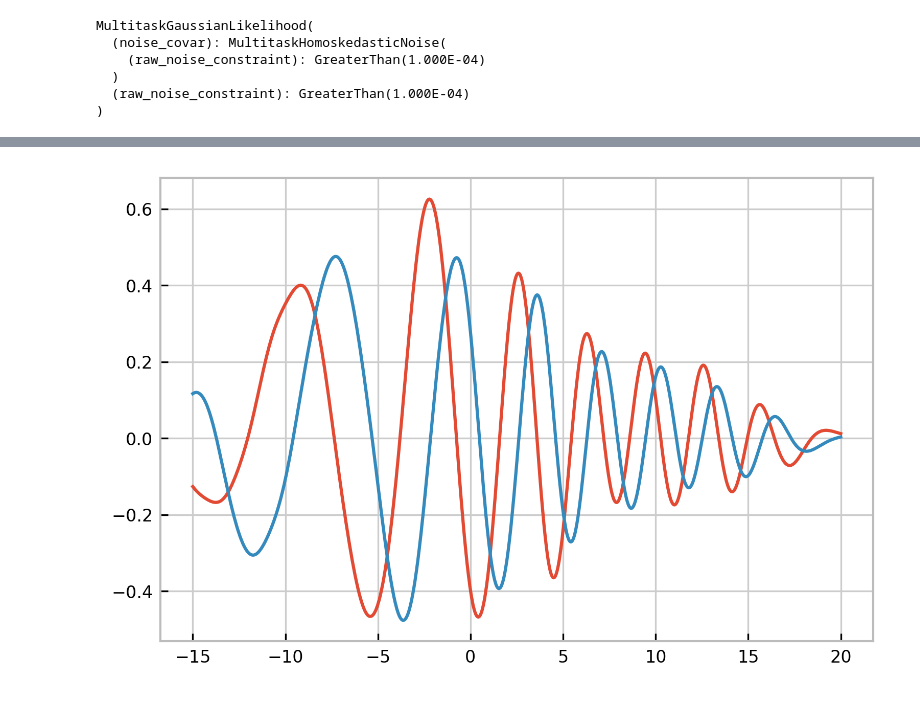
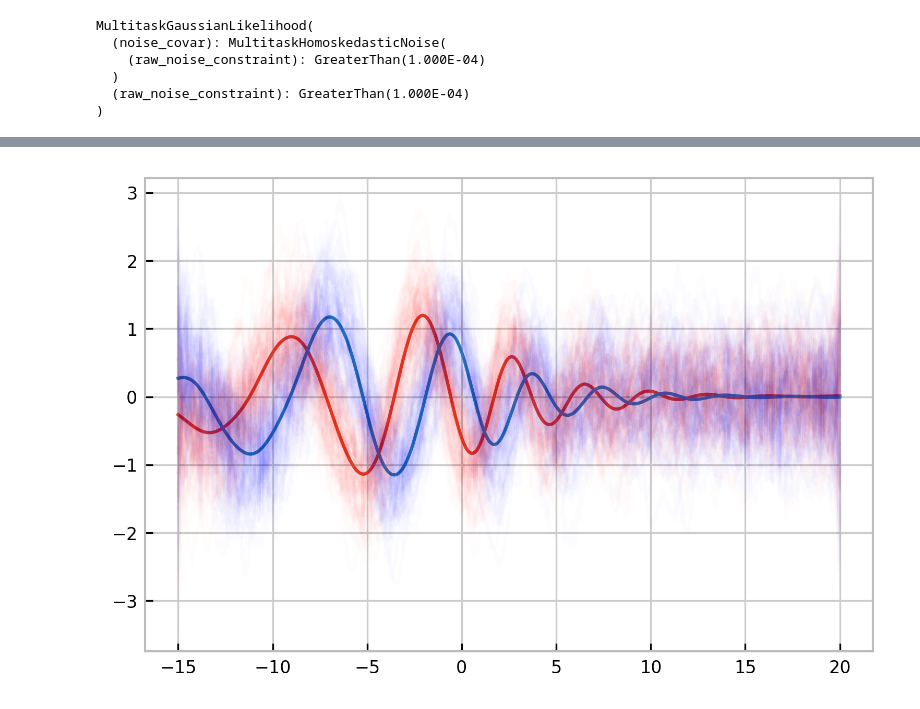
Before and after one commit to transientlunatic/heron, a Jupyter notebook: notebooks/pytorch/pytorch Heron.ipynb, the cells around one changed output, grey strips where cells are left out. Cells and saved outputs as stored; diff of their text form; code cells hidden in the pictures.

```diff
--- a/notebooks/pytorch/pytorch Heron.ipynb
+++ b/notebooks/pytorch/pytorch Heron.ipynb
@@ -63,12 +63,13 @@ class TorchBigHeron(gpytorch.models.ApproximateGP):
         super(TorchBigHeron, self).__init__(variational_strategy)
 
         self.mean_module =  gpytorch.means.ConstantMean(batch_shape=torch.Size([2]))
-        self.covar_module = RBFKernel(batch_shape=torch.Size([2]))#gpytorch.kernels.ScaleKernel(
+        self.covar_module = gpytorch.kernels.ScaleKernel(
             #RBFKernel(batch_shape=torch.Size([2])),
-            #prod([RBFKernel(active_dims=torch.tensor([i]),
-            #                batch_shape=torch.Size([2])) for i in range(8)]),
-            #batch_shape = torch.Size([2]))
-
+            prod([RBFKernel(active_dims=torch.tensor([i]),
+                            batch_shape=torch.Size([2])) for i in range(8)]),
+                            lengthscale_contraint = gpytorch.constraints.GreaterThan(0.7),
+                            batch_shape = torch.Size([2]))
+            # RBFKernel(batch_shape=torch.Size([2]))#
 
     def forward(self, x):
         mean_x = self.mean_module(x)
@@ -146,9 +139,15 @@ with torch.no_grad(), gpytorch.settings.fast_pred_var():
 # %%
 with torch.no_grad():
     lower, upper = y_preds.confidence_region()
     f, ax = plt.subplots(1,1, dpi=300)
     ax.plot(test_x[:,0].numpy(), f_preds.mean.numpy()[:,0])
     ax.plot(test_x[:,0].numpy(), f_preds.mean.numpy()[:,1])
+
+    samples = y_preds.sample_n(100)
+    for sample in samples:
+        ax.plot(test_x[:,0].numpy(), sample.numpy()[:,0], alpha=0.01, color='r')
+        ax.plot(test_x[:,0].numpy(), sample.numpy()[:,1], alpha=0.01, color='b')
+
     #ax.fill_between(test_x[:,0].numpy(), lower[0].numpy(), upper.numpy(), alpha=0.5)
 # %% [output]
-[figure, old version]
+[figure, new version]
```
Also changed, not shown: parts of 4 cells of this notebook, 2 other files.
